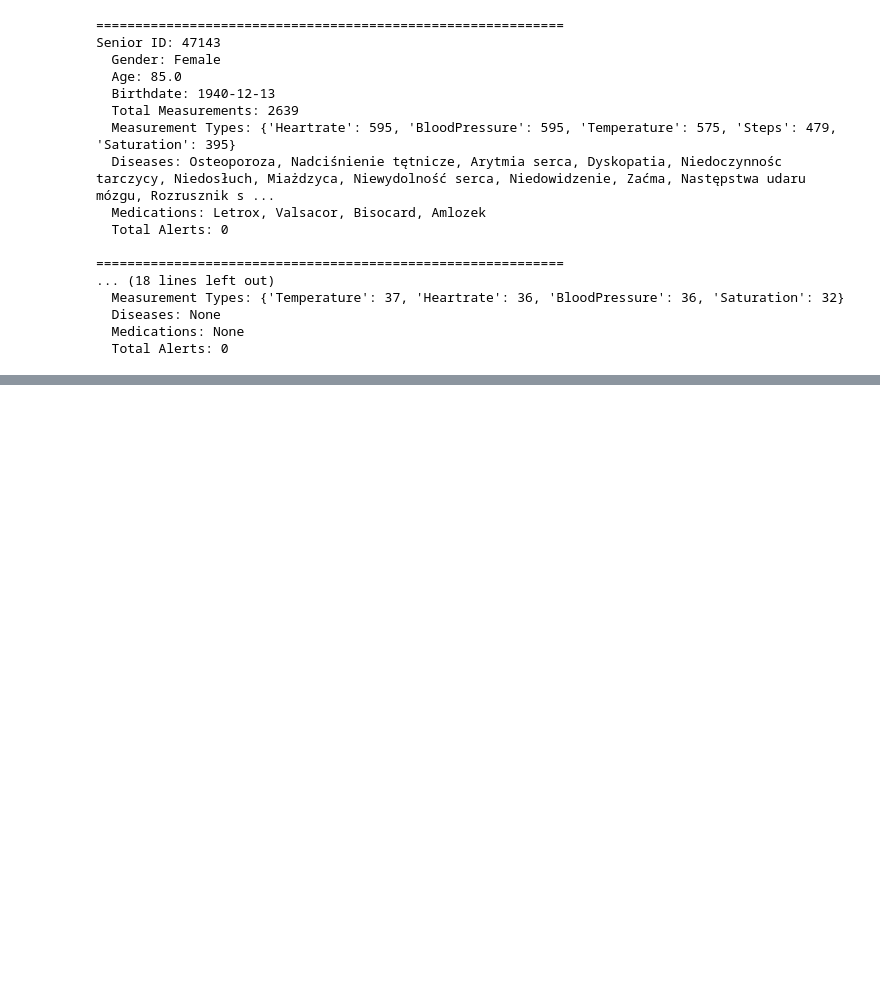
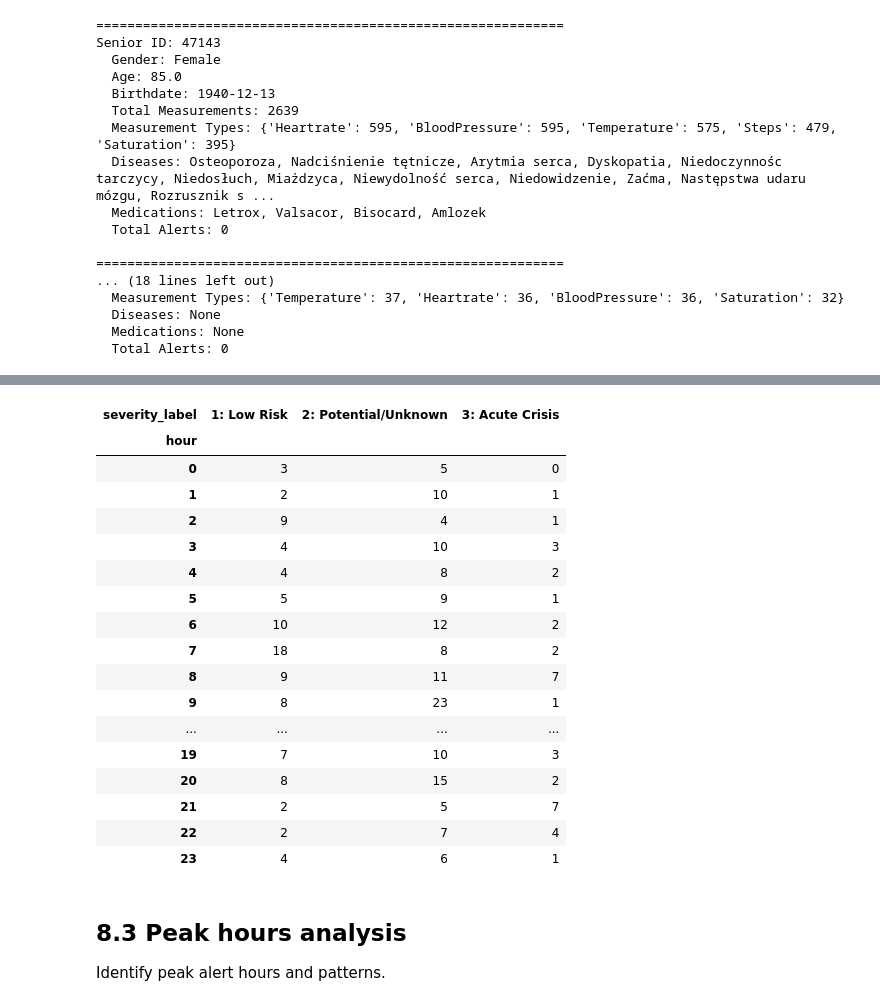
Before and after one commit to eldarmuk/AI-CVD, a Jupyter notebook: notebooks/02_comprehensive_eda.ipynb, the cells around one changed output, grey strips where cells are left out. Cells and saved outputs as stored; diff of their text form; code cells hidden in the pictures; blank space fills up the shorter version.

```diff
--- a/notebooks/02_comprehensive_eda.ipynb
+++ b/notebooks/02_comprehensive_eda.ipynb
@@ -1091,0 +1177,25 @@ Senior ID: 47143
+# %%
+hourly_pivot.astype(int)
+# %% [output]
+| severity_label | 1: Low Risk | 2: Potential/Unknown | 3: Acute Crisis |
+| hour |  |  |  |
+| 0 | 3 | 5 | 0 |
+| 1 | 2 | 10 | 1 |
+| 2 | 9 | 4 | 1 |
+| 3 | 4 | 10 | 3 |
+| 4 | 4 | 8 | 2 |
+| 5 | 5 | 9 | 1 |
+| 6 | 10 | 12 | 2 |
+| 7 | 18 | 8 | 2 |
+| 8 | 9 | 11 | 7 |
+| 9 | 8 | 23 | 1 |
+| ... | ... | ... | ... |
+| 19 | 7 | 10 | 3 |
+| 20 | 8 | 15 | 2 |
+| 21 | 2 | 5 | 7 |
+| 22 | 2 | 7 | 4 |
+| 23 | 4 | 6 | 1 |
+# %% [markdown]
+## 8.3 Peak hours analysis
+
+Identify peak alert hours and patterns.
```
Also changed, not shown: parts of 6 cells of this notebook, 1 other file.
